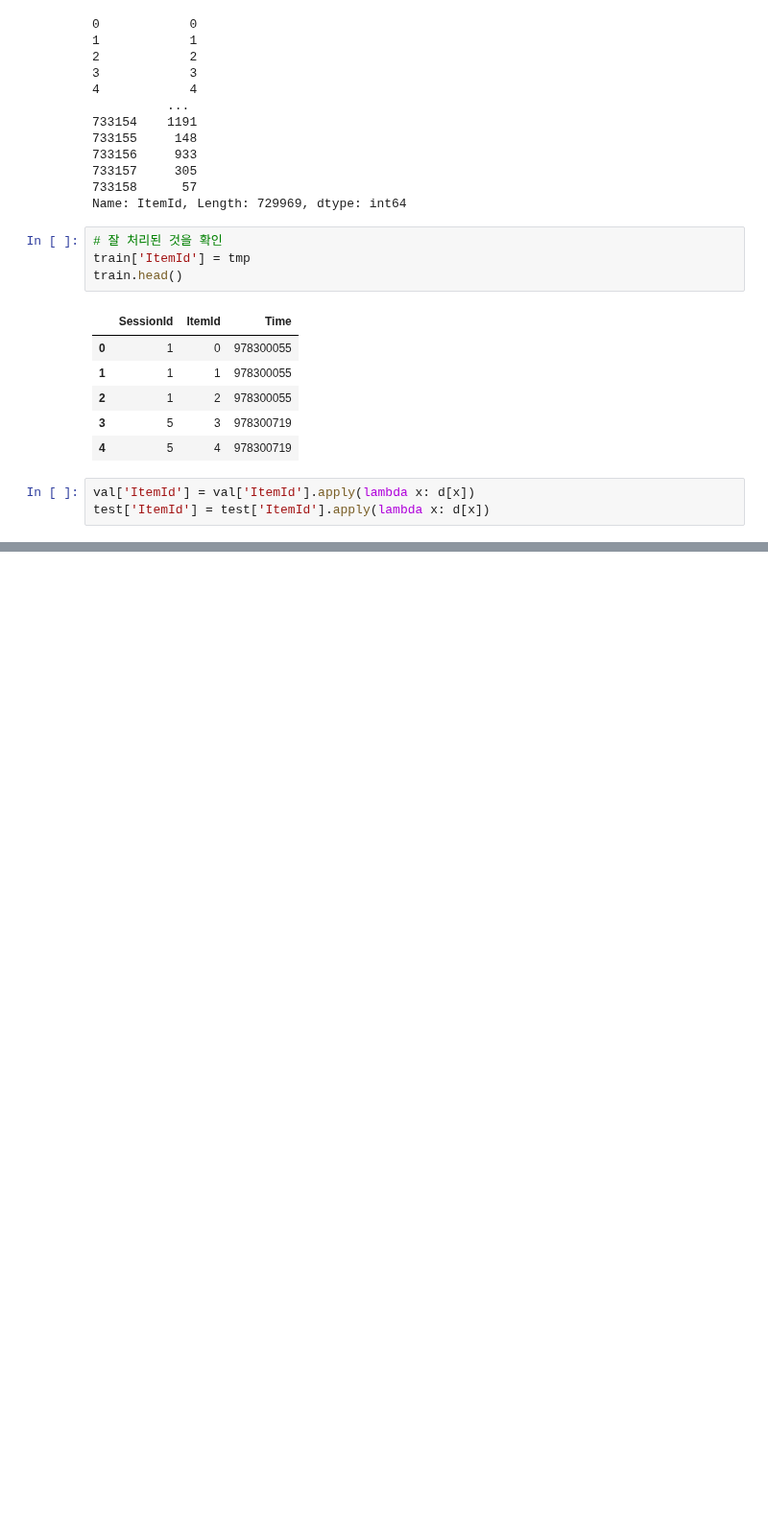
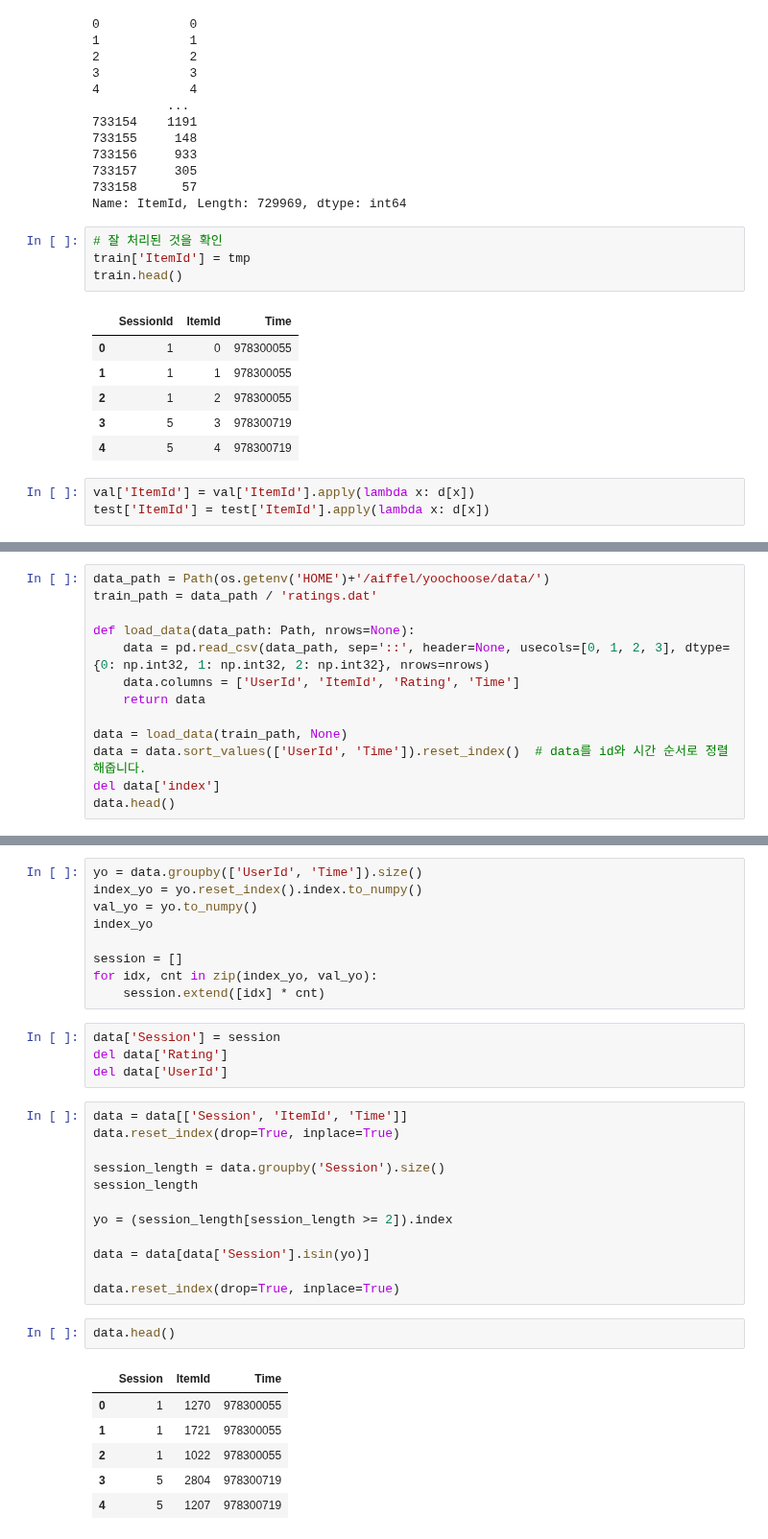
Before and after one commit to jujemu/Aiffel, a Jupyter notebook: EX/Ex-17/[Ex-17]MoviePred.ipynb, the cells around one changed output, grey strips where cells are left out. Shown at 96% size. Saved outputs shown, nothing was run; the diff lists cells and outputs as text; blank space fills up the shorter version.

```diff
--- a/EX/Ex-17/[Ex-17]MoviePred.ipynb
+++ b/EX/Ex-17/[Ex-17]MoviePred.ipynb
@@ -708,0 +1164,13 @@ IndexError: index 584 is out of bounds for axis 0 with size 584
+# %%
+data_path = Path(os.getenv('HOME')+'/aiffel/yoochoose/data/')
+train_path = data_path / 'ratings.dat'
+
+def load_data(data_path: Path, nrows=None):
+    data = pd.read_csv(data_path, sep='::', header=None, usecols=[0, 1, 2, 3], dtype={0: np.int32, 1: np.int32, 2: np.int32}, nrows=nrows)
+    data.columns = ['UserId', 'ItemId', 'Rating', 'Time']
+    return data
+
+data = load_data(train_path, None)
+data = data.sort_values(['UserId', 'Time']).reset_index()  # data를 id와 시간 순서로 정렬해줍니다.
+del data['index']
+data.head()
@@ -708,0 +1184,34 @@ IndexError: index 584 is out of bounds for axis 0 with size 584
+# %%
+yo = data.groupby(['UserId', 'Time']).size()
+index_yo = yo.reset_index().index.to_numpy()
+val_yo = yo.to_numpy()
+index_yo
+
+session = []
+for idx, cnt in zip(index_yo, val_yo):
+    session.extend([idx] * cnt)
+# %%
+data['Session'] = session
+del data['Rating']
+del data['UserId']
+# %%
+data = data[['Session', 'ItemId', 'Time']]
+data.reset_index(drop=True, inplace=True)
+
+session_length = data.groupby('Session').size()
+session_length
+
+yo = (session_length[session_length >= 2]).index
+
+data = data[data['Session'].isin(yo)]
+
+data.reset_index(drop=True, inplace=True)
+# %%
+data.head()
+# %% [output]
+|  | Session | ItemId | Time |
+| 0 | 1 | 1270 | 978300055 |
+| 1 | 1 | 1721 | 978300055 |
+| 2 | 1 | 1022 | 978300055 |
+| 3 | 5 | 2804 | 978300719 |
+| 4 | 5 | 1207 | 978300719 |
```
Also changed, not shown: parts of 49 cells of this notebook.
